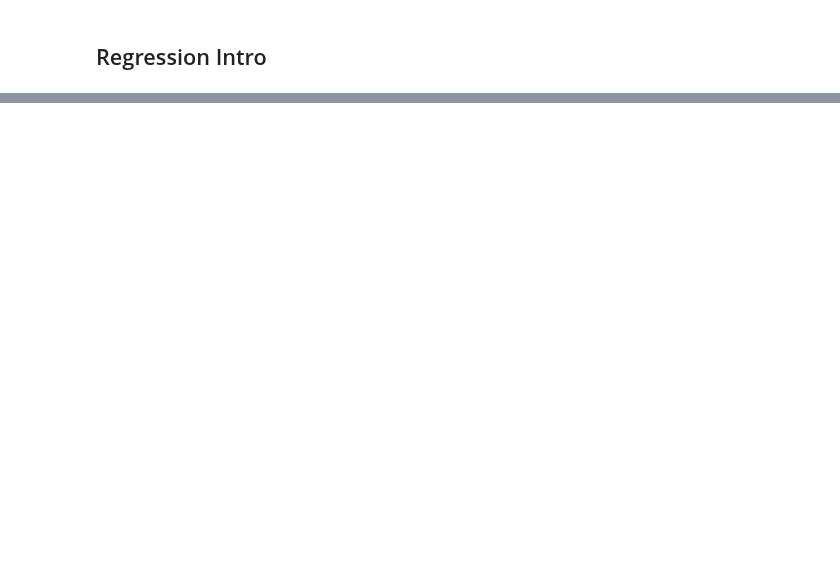
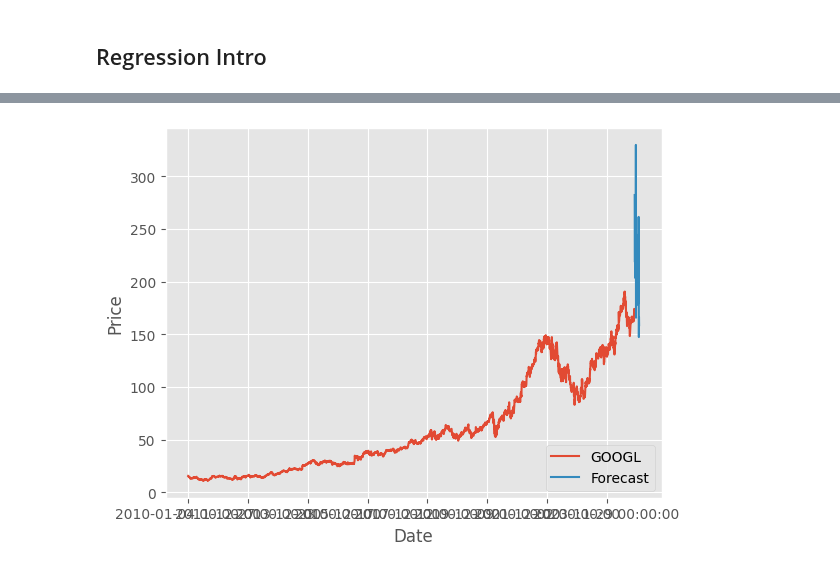
Before and after one commit to sinahyousefi/machine-learning, a Jupyter notebook: regression.ipynb, the cells around one changed output, grey strips where cells are left out. Saved outputs shown, nothing was run; the diff lists cells and outputs as text; code cells hidden in the pictures; blank space fills up the shorter version.

```diff
--- a/regression.ipynb
+++ b/regression.ipynb
@@ -68,0 +56,12 @@ df.head()
+# %%
+# Data Preprocessing
+
+X = np.array(df[['Close','HL_PCT',"PCT_change",'Volume']])
+y = np.array(df['label'])
+
+X = preprocessing.scale(X)
+X = X[:-forecast_out+1]
+X_lately = X[-forecast_out:]
+y = y[:-forecast_out+1]
+
+X_train, X_test, y_train, y_test = train_test_split(X, y, test_size = 0.2)
@@ -68,0 +86,9 @@ df.head()
+# %%
+# Calling Saved Model
+
+pickle_lm = open('linearregression.pickle','rb')
+lm = pickle.load(pickle_lm)
+pickle_SVMlinear = open('SVMlinear.pickle','rb')
+lm = pickle.load(pickle_SVMlinear)
+pickle_SVMpoly = open('SVMpoly.pickle','rb')
+lm = pickle.load(pickle_SVMpoly)
@@ -68,0 +103,3 @@ df.head()
+# %%
+forecast_set = lm.predict(X_lately)
+print(forecast_set)
@@ -68,0 +115,21 @@ df.head()
+# %%
+df["Forecast"] = np.nan
+
+last_date = df.iloc[-1].name
+last_unix = last_date.timestamp()
+one_day = 86400
+next_unix = last_unix + one_day
+
+for i in forecast_set:
+    next_date = next_unix
+    next_unix += one_day
+    df.loc[next_date] = [np.nan for _ in range(len(df.columns)-1)] + [i]
+# %%
+df['Close'].plot()
+df["Forecast"].plot()
+plt.legend(loc=4)
+plt.xlabel('Date')
+plt.ylabel('Price')
+plt.show()
+# %% [output]
+[figure, added]
```
Also changed, not shown: parts of 12 cells of this notebook, 3 other files.
